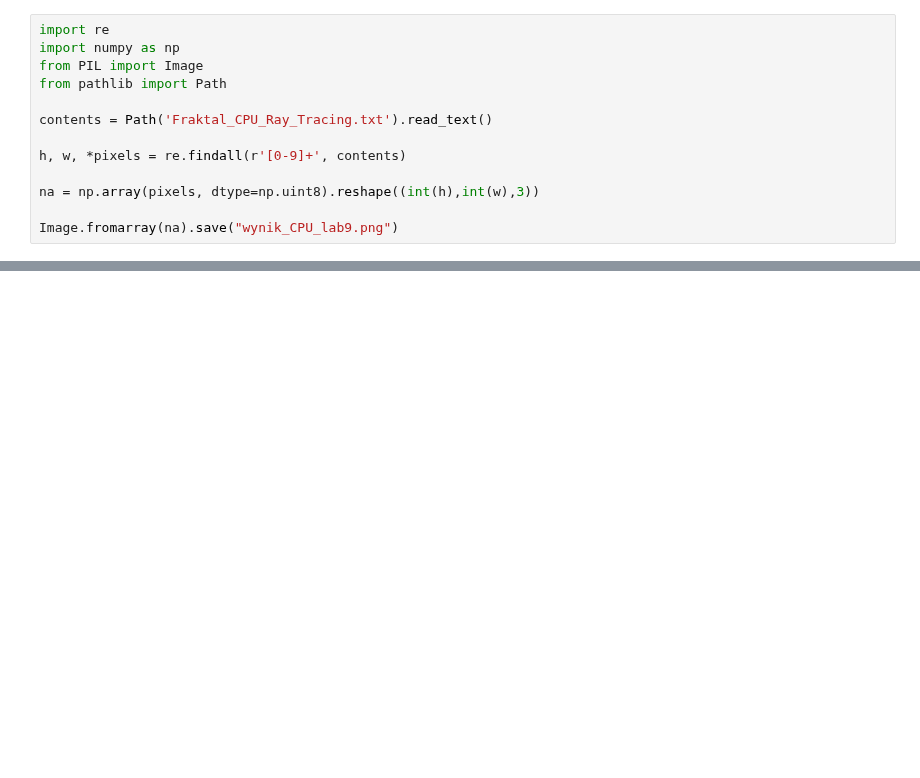
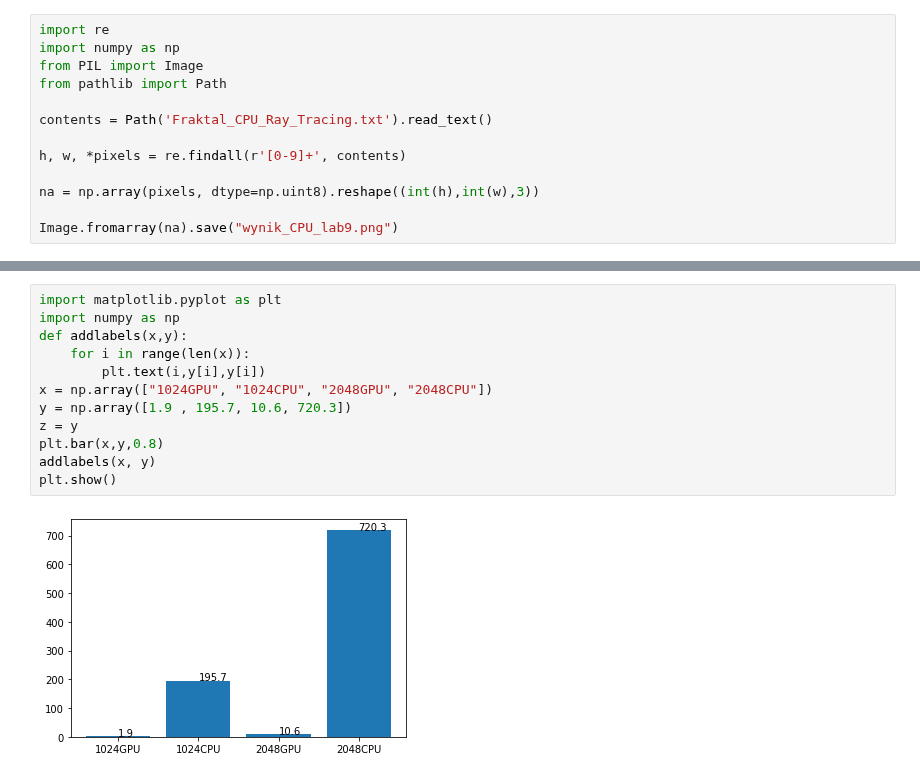
Before and after one commit to Trigd/DM_PRiR, a Jupyter notebook: PRiR_lab9/Lab9.ipynb, the cells around one changed output, grey strips where cells are left out. Saved outputs shown, nothing was run; the diff lists cells and outputs as text; blank space fills up the shorter version.

```diff
--- a/PRiR_lab9/Lab9.ipynb
+++ b/PRiR_lab9/Lab9.ipynb
@@ -289,3 +293,17 @@ na = np.array(pixels, dtype=np.uint8).reshape((int(h),int(w),3))
 Image.fromarray(na).save("wynik_CPU_lab9.png")
 # %% [markdown]
 ![wynik_CPU_lab9.png](embedded-picture-1)
+# %%
+import matplotlib.pyplot as plt
+import numpy as np
+def addlabels(x,y):
+    for i in range(len(x)):
+        plt.text(i,y[i],y[i])
+x = np.array(["1024GPU", "1024CPU", "2048GPU", "2048CPU"])
+y = np.array([1.9 , 195.7, 10.6, 720.3])
+z = y
+plt.bar(x,y,0.8)
+addlabels(x, y)
+plt.show()
+# %% [output]
+[figure, added]
```
Also changed, not shown: parts of 9 cells of this notebook.
